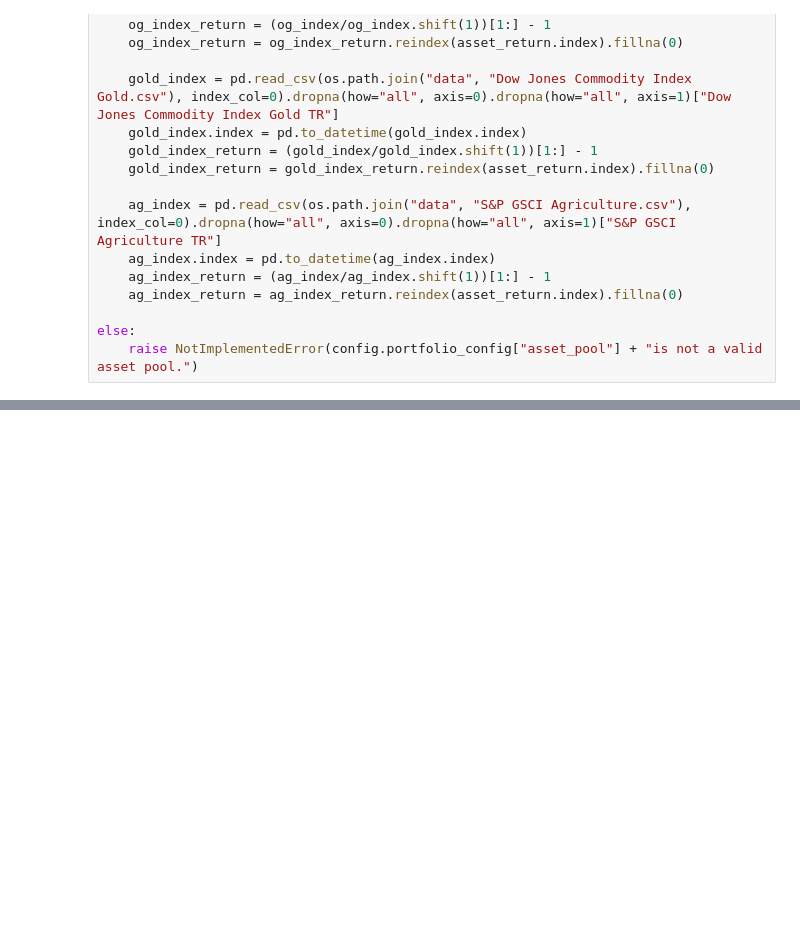
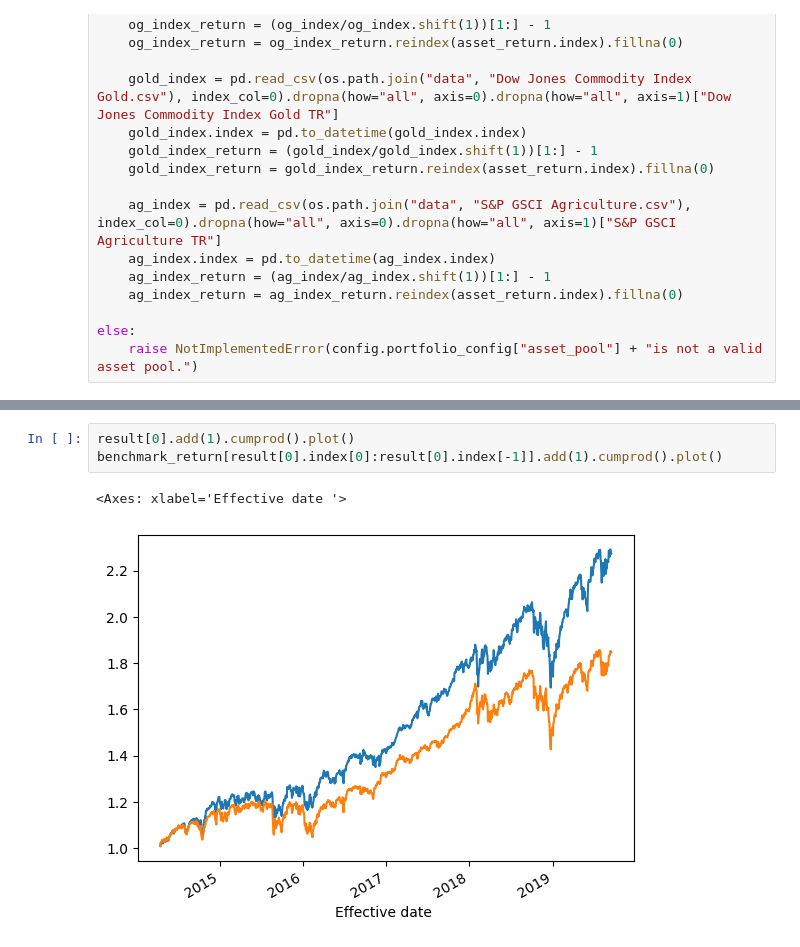
Before and after one commit to AndyLinGitHub/TCN_portfolio, a Jupyter notebook: main.ipynb, the cells around one changed output, grey strips where cells are left out. Saved outputs shown, nothing was run; the diff lists cells and outputs as text; blank space fills up the shorter version.

```diff
--- a/main.ipynb
+++ b/main.ipynb
@@ -97,3 +100,9 @@ result\TCN_2023-05-11_01-31-55.pickle
+# %%
+result[0].add(1).cumprod().plot()
+benchmark_return[result[0].index[0]:result[0].index[-1]].add(1).cumprod().plot()
+# %% [output]
+<Axes: xlabel='Effective date '>
+[figure, added]
 # %%
 result[0].add(1).cumprod().plot()
 benchmark_return[result[0].index[0]:result[0].index[-1]].add(1).cumprod().plot()
```
Also changed, not shown: parts of 7 cells of this notebook, 2 other files.
